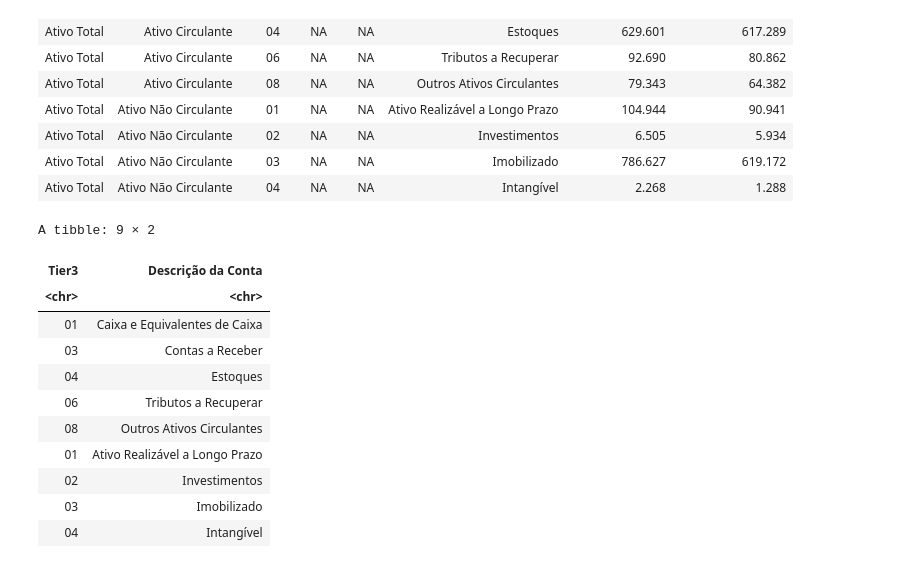
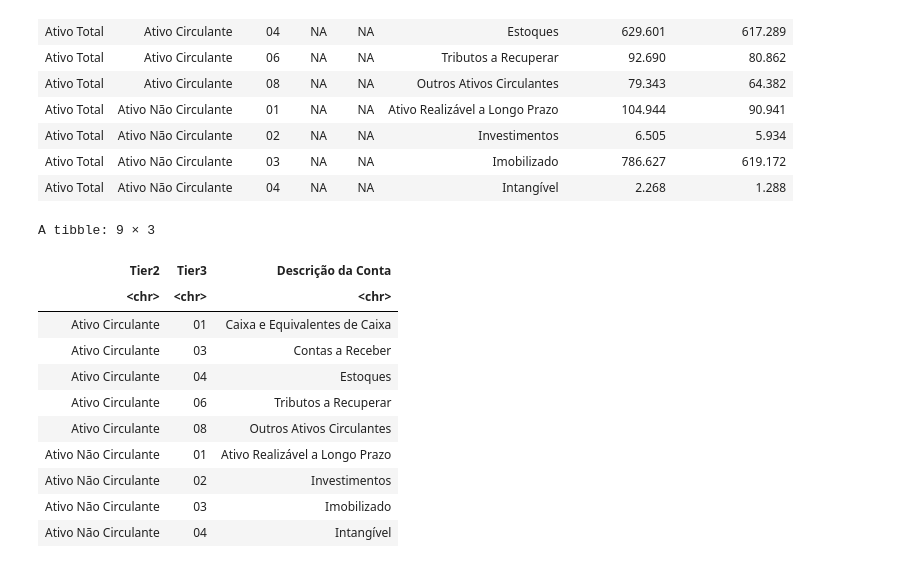
Before and after one commit to Francesco-Ghizzo/Data-Science, a Jupyter notebook: R/Finance/Financial_Statement.ipynb, the cells around one changed output. Saved outputs shown, nothing was run; the diff lists cells and outputs as text; code cells hidden in the pictures.

```diff
--- a/R/Finance/Financial_Statement.ipynb
+++ b/R/Finance/Financial_Statement.ipynb
@@ -364,18 +373,18 @@ A tibble: 9 × 8
 | Ativo Total | Ativo Não Circulante | 03 | NA | NA | Imobilizado | 786.627 | 619.172 |
 | Ativo Total | Ativo Não Circulante | 04 | NA | NA | Intangível | 2.268 | 1.288 |
 # %%
-row_mask <- row_mask[c("Tier3", "Descrição da Conta")]
+row_mask <- row_mask[c("Tier2", "Tier3", "Descrição da Conta")]
 row_mask
 # %% [output]
-A tibble: 9 × 2
+A tibble: 9 × 3
-| Tier3 | Descrição da Conta |
-| <chr> | <chr> |
-| 01 | Caixa e Equivalentes de Caixa |
-| 03 | Contas a Receber |
-| 04 | Estoques |
-| 06 | Tributos a Recuperar |
-| 08 | Outros Ativos Circulantes |
-| 01 | Ativo Realizável a Longo Prazo |
-| 02 | Investimentos |
-| 03 | Imobilizado |
-| 04 | Intangível |
+| Tier2 | Tier3 | Descrição da Conta |
+| <chr> | <chr> | <chr> |
+| Ativo Circulante | 01 | Caixa e Equivalentes de Caixa |
+| Ativo Circulante | 03 | Contas a Receber |
+| Ativo Circulante | 04 | Estoques |
+| Ativo Circulante | 06 | Tributos a Recuperar |
+| Ativo Circulante | 08 | Outros Ativos Circulantes |
+| Ativo Não Circulante | 01 | Ativo Realizável a Longo Prazo |
+| Ativo Não Circulante | 02 | Investimentos |
+| Ativo Não Circulante | 03 | Imobilizado |
+| Ativo Não Circulante | 04 | Intangível |
```
Also changed, not shown: parts of 6 cells of this notebook.
